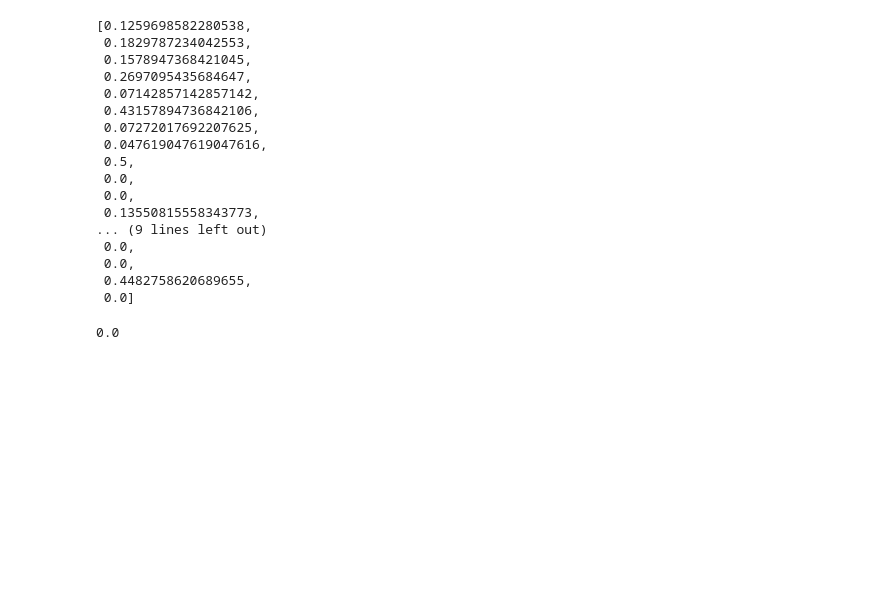
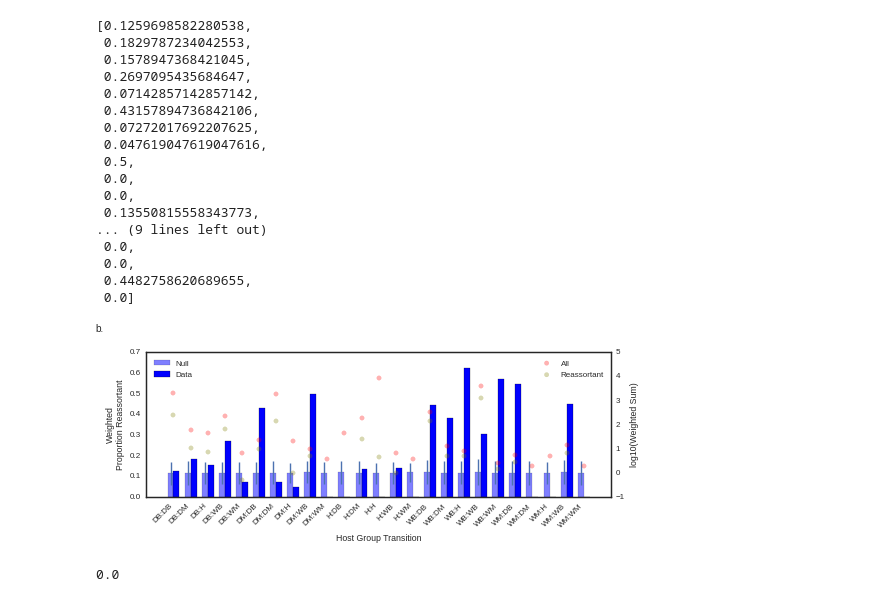
Before and after one commit to ericmjl/influenza-global-reassortment, a Jupyter notebook: Make Figure - Proportion Reassortant.ipynb, the cells around one changed output. Cells and saved outputs as stored; diff of their text form; code cells hidden in the pictures; blank space fills up the shorter version.

Commit message:
updated proportion reassortant ecological.pdf with correct ylabel

```diff
--- a/Make Figure - Proportion Reassortant.ipynb
+++ b/Make Figure - Proportion Reassortant.ipynb
@@ -354,29 +354,31 @@ data
 # %%
 # Plot data vs. null model.
 fig = plt.figure(figsize=(7.5,3))
 
 ind = np.arange(len(means))
 width = 0.35
 
 ax = fig.add_subplot(1,1,1)
 ax.bar(ind, means, width=width, color='blue', label='Null', yerr=np.array(stds)*3, alpha=0.5)
 ax.bar(ind+width, data, width=width, color='blue', label='Data')
 ax.set_xticks(ind+width)
 ax.set_xticklabels(names, rotation=45, ha='right')
-ax.set_ylabel('Weighted Proportion\nReassortant Per Event')
+ax.set_ylabel('Weighted\nProportion Reassortant')
 ax.set_xlabel('Host Group Transition')
 
 
 ax2 = ax.twinx()
 ax2.scatter(ind+width, log10weights, color='red', label='All', alpha=0.3)
 ax2.scatter(ind+width, log10reassort, color='olive', label='Reassortant', alpha=0.3)
 ax2.set_ylabel('log10(Weighted Sum)')
 ax.legend(loc='upper left')
 ax2.legend(loc='upper right')
 ax.annotate('b.', xy=(0,1), xycoords='figure fraction', va='top', ha='left')
 # plt.legend()
 plt.subplots_adjust(left=0.08, right=0.94, bottom=0.23)
 plt.savefig('figures/Proportion Reassortant Ecological.pdf')
+# %% [output]
+[figure, added]
 # %%
 # # Try plotting as a square matrix of circles.
 # # Area of circle corresponds to proportion.
```
Also changed, not shown: 1 other file.
